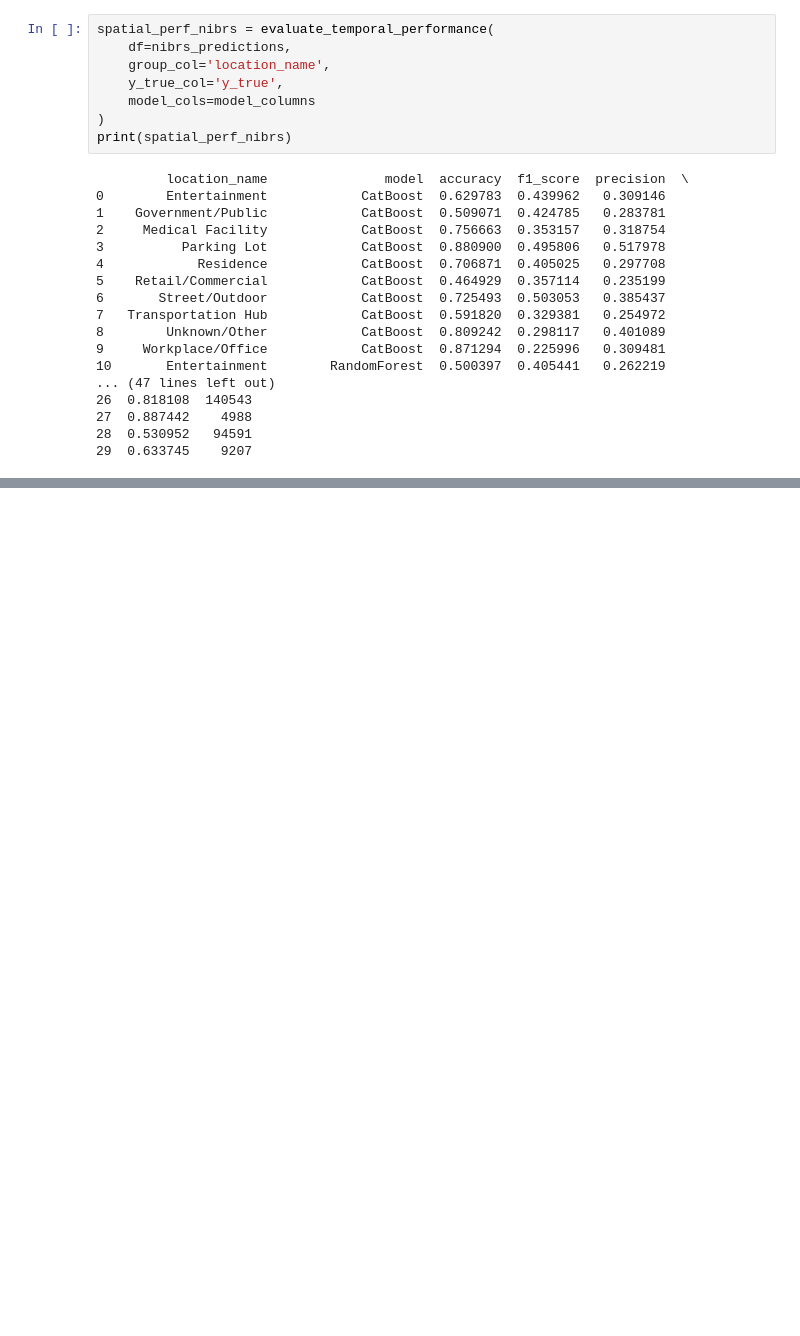
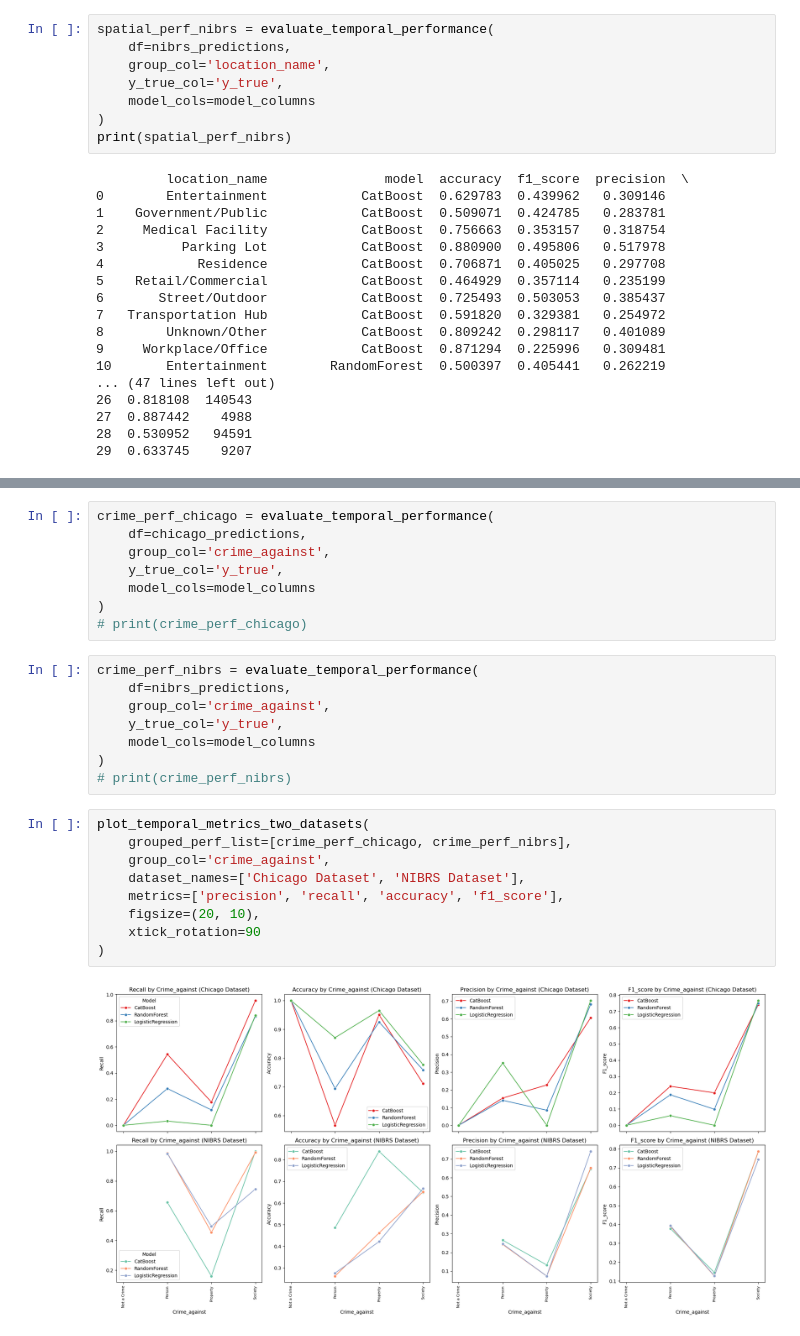
Before and after one commit to Ray7788/NIBRS-Crime-Prediction, a Jupyter notebook: Evaluation/4_Genralization_Biasanalysis.ipynb, the cells around one changed output, grey strips where cells are left out. Saved outputs shown, nothing was run; the diff lists cells and outputs as text; blank space fills up the shorter version.

Commit message:
add crime evaluation

```diff
--- a/Evaluation/4_Genralization_Biasanalysis.ipynb
+++ b/Evaluation/4_Genralization_Biasanalysis.ipynb
@@ -743,0 +754,27 @@ plot_temporal_metrics_two_datasets(
+# %%
+crime_perf_chicago = evaluate_temporal_performance(
+    df=chicago_predictions,
+    group_col='crime_against',
+    y_true_col='y_true',
+    model_cols=model_columns
+)
+# print(crime_perf_chicago)
+# %%
+crime_perf_nibrs = evaluate_temporal_performance(
+    df=nibrs_predictions,
+    group_col='crime_against',
+    y_true_col='y_true',
+    model_cols=model_columns
+)
+# print(crime_perf_nibrs)
+# %%
+plot_temporal_metrics_two_datasets(
+    grouped_perf_list=[crime_perf_chicago, crime_perf_nibrs],
+    group_col='crime_against',
+    dataset_names=['Chicago Dataset', 'NIBRS Dataset'],
+    metrics=['precision', 'recall', 'accuracy', 'f1_score'],
+    figsize=(20, 10),
+    xtick_rotation=90
+)
+# %% [output]
+[figure, added]
```
Also changed, not shown: parts of 7 cells of this notebook.
